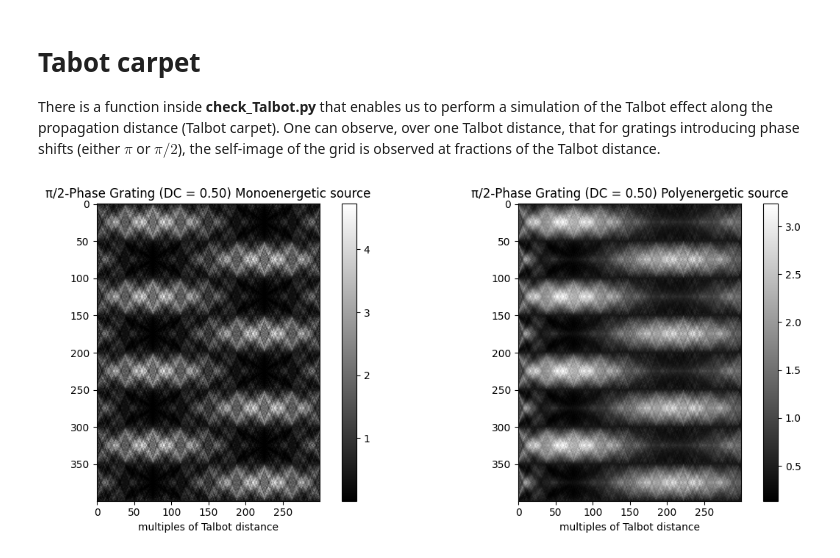
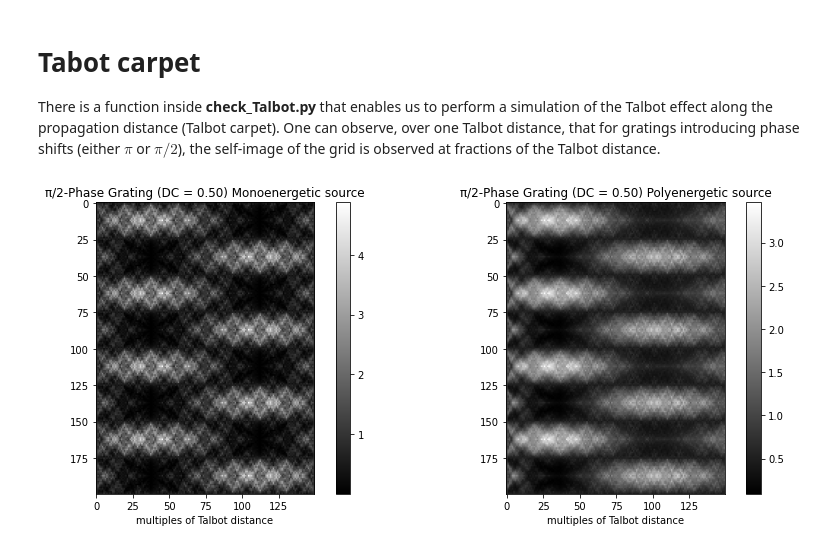
Before and after one commit to PREDICO-Project/XPCIpy, a Jupyter notebook: Notebooks/Talbot_effect.ipynb, the cells around one changed output. Drawn from its saved outputs; the diff is of its cells as text; code cells hidden in the pictures.

```diff
--- a/Notebooks/Talbot_effect.ipynb
+++ b/Notebooks/Talbot_effect.ipynb
@@ -200,43 +200,37 @@ import src.PCSim.check_Talbot as check_Talbot
 import matplotlib.pyplot as plt
 import src.PCSim.source as source
 
-n = 400
+n = 200
 pixel_size = 1 #um
 Design_energy = 17.5 #keV
-Period = 100.0 # um
+Period = 50.0 # um
 DC = 0.5
 Talbot_multiple = 1 #Multiples of Talbot Distance defined as Dt = 2*p**2/wavelength
-steps = 300
+steps = 150
 
 
 MySource = source.Source((1,1), 'Mono', Design_energy, 'Plane', pixel_size)
 MySourcePoly = source.Source((1,1), 'AAPM_Mo_Mo', Design_energy, 'Plane', pixel_size)
 
 Intensities_pi_2_Mono = check_Talbot.Talbot_carpet(n, MySource, Period,DC, Talbot_multiple, steps, 'phase_pi_2', pixel_size, Design_energy) # For pi/2-phase gratings
 Intensities_pi_2_Poly = check_Talbot.Talbot_carpet(n, MySourcePoly, Period,DC, Talbot_multiple, steps, 'phase_pi_2', pixel_size, Design_energy)
-
-#arr_out = np.asarray(Intensities_pi_2_Mono, dtype=np.float32)
-#tifffile.imwrite('pi_2_Mono', arr_out)
-
-#arr_out = np.asarray(Intensities_pi_2_Poly, dtype=np.float32)
-#tifffile.imwrite('pi_2_Poly', arr_out)
 
 fig, axs = plt.subplots(1, 2, figsize=(12,5))
 
 im = axs[0].imshow(Intensities_pi_2_Mono, cmap='gray')
 axs[0].set_title(f'π/2-Phase Grating (DC = {DC:.2f}) Monoenergetic source')
 axs[0].set_xlabel('multiples of Talbot distance')
 fig.colorbar(im, ax=axs[0])
 
 im = axs[1].imshow(Intensities_pi_2_Poly, cmap='gray')
 axs[1].set_title(f'π/2-Phase Grating (DC = {DC:.2f}) Polyenergetic source')
 axs[1].set_xlabel('multiples of Talbot distance')
 fig.colorbar(im, ax=axs[1])
 
 plt.tight_layout()
 plt.show()
 # %% [output]
-[figure, old version]
+[figure, new version]
 # %%
 import os, sys
 sys.path.append(os.path.abspath(os.path.join(os.path.abspath(''), os.pardir)))
```
Also changed, not shown: parts of 4 cells of this notebook, 27 other files.
